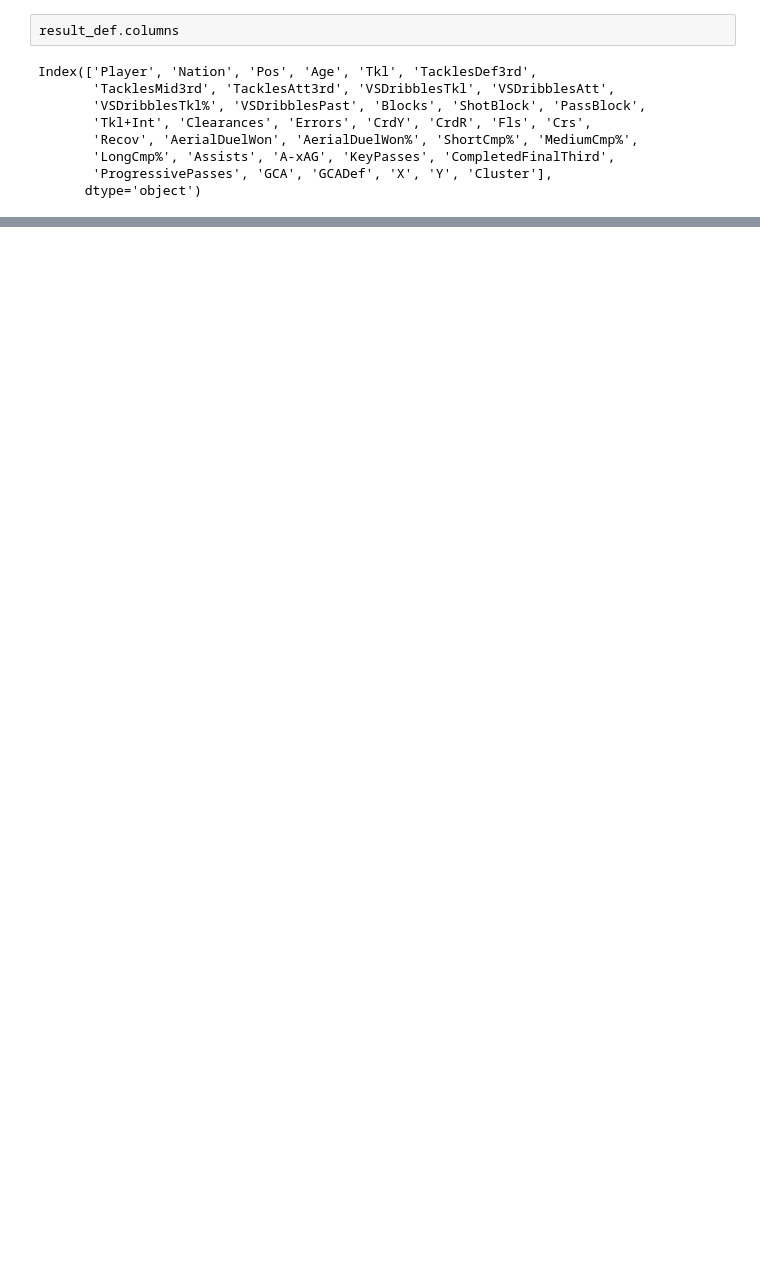
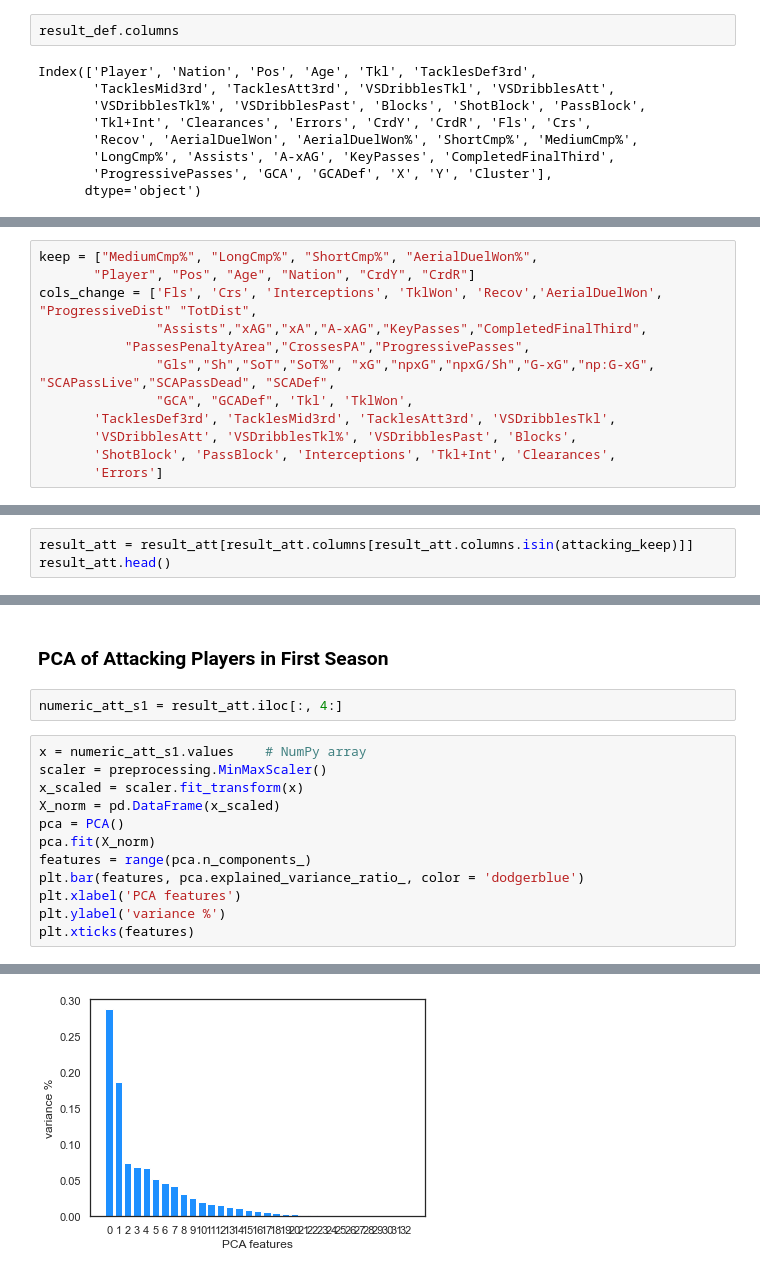
Before and after one commit to kiansweeney11/xg-data-analysis, a Jupyter notebook: clustering-s1.ipynb, the cells around one changed output, grey strips where cells are left out. Saved outputs shown, nothing was run; the diff lists cells and outputs as text; blank space fills up the shorter version.

```diff
--- a/clustering-s1.ipynb
+++ b/clustering-s1.ipynb
@@ -370,0 +391,12 @@ Index(['Player', 'Nation', 'Pos', 'Age', 'Tkl', 'TacklesDef3rd',
+# %%
+keep = ["MediumCmp%", "LongCmp%", "ShortCmp%", "AerialDuelWon%",
+       "Player", "Pos", "Age", "Nation", "CrdY", "CrdR"]
+cols_change = ['Fls', 'Crs', 'Interceptions', 'TklWon', 'Recov','AerialDuelWon', "ProgressiveDist" "TotDist",
+               "Assists","xAG","xA","A-xAG","KeyPasses","CompletedFinalThird",
+           "PassesPenaltyArea","CrossesPA","ProgressivePasses",
+               "Gls","Sh","SoT","SoT%", "xG","npxG","npxG/Sh","G-xG","np:G-xG", "SCAPassLive","SCAPassDead", "SCADef",
+               "GCA", "GCADef", 'Tkl', 'TklWon',
+       'TacklesDef3rd', 'TacklesMid3rd', 'TacklesAtt3rd', 'VSDribblesTkl',
+       'VSDribblesAtt', 'VSDribblesTkl%', 'VSDribblesPast', 'Blocks',
+       'ShotBlock', 'PassBlock', 'Interceptions', 'Tkl+Int', 'Clearances',
+       'Errors']
@@ -370,0 +415,3 @@ Index(['Player', 'Nation', 'Pos', 'Age', 'Tkl', 'TacklesDef3rd',
+# %%
+result_att = result_att[result_att.columns[result_att.columns.isin(attacking_keep)]]
+result_att.head()
@@ -370,0 +426,17 @@ Index(['Player', 'Nation', 'Pos', 'Age', 'Tkl', 'TacklesDef3rd',
+# %% [markdown]
+### PCA of Attacking Players in First Season
+# %%
+numeric_att_s1 = result_att.iloc[:, 4:]
+# %%
+x = numeric_att_s1.values    # NumPy array
+scaler = preprocessing.MinMaxScaler()
+x_scaled = scaler.fit_transform(x)
+X_norm = pd.DataFrame(x_scaled)
+pca = PCA()
+pca.fit(X_norm)
+features = range(pca.n_components_)
+plt.bar(features, pca.explained_variance_ratio_, color = 'dodgerblue')
+plt.xlabel('PCA features')
+plt.ylabel('variance %')
+plt.xticks(features)
+# %% [output]
@@ -370,0 +460 @@ Index(['Player', 'Nation', 'Pos', 'Age', 'Tkl', 'TacklesDef3rd',
+[figure, added]
```
Also changed, not shown: parts of 26 cells of this notebook, 6 other files.
